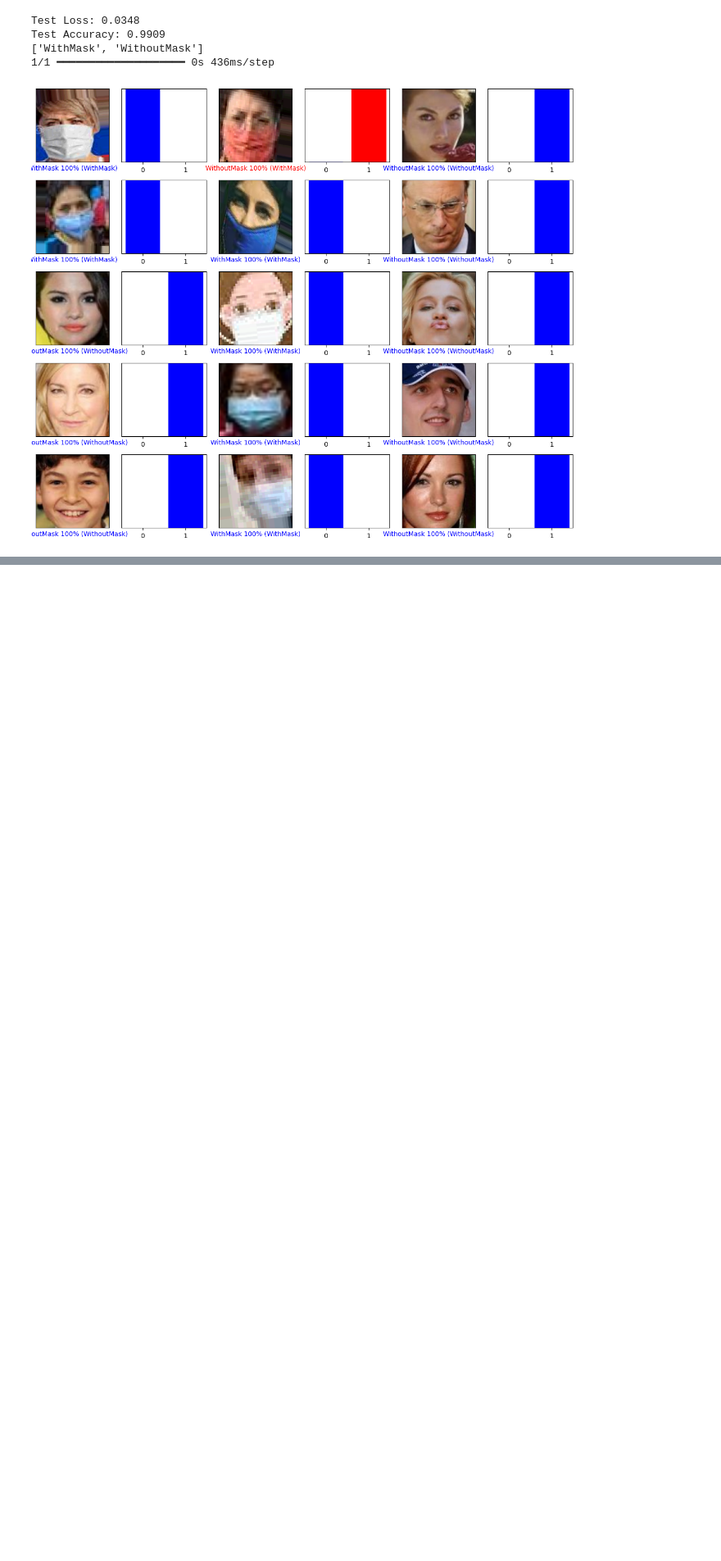
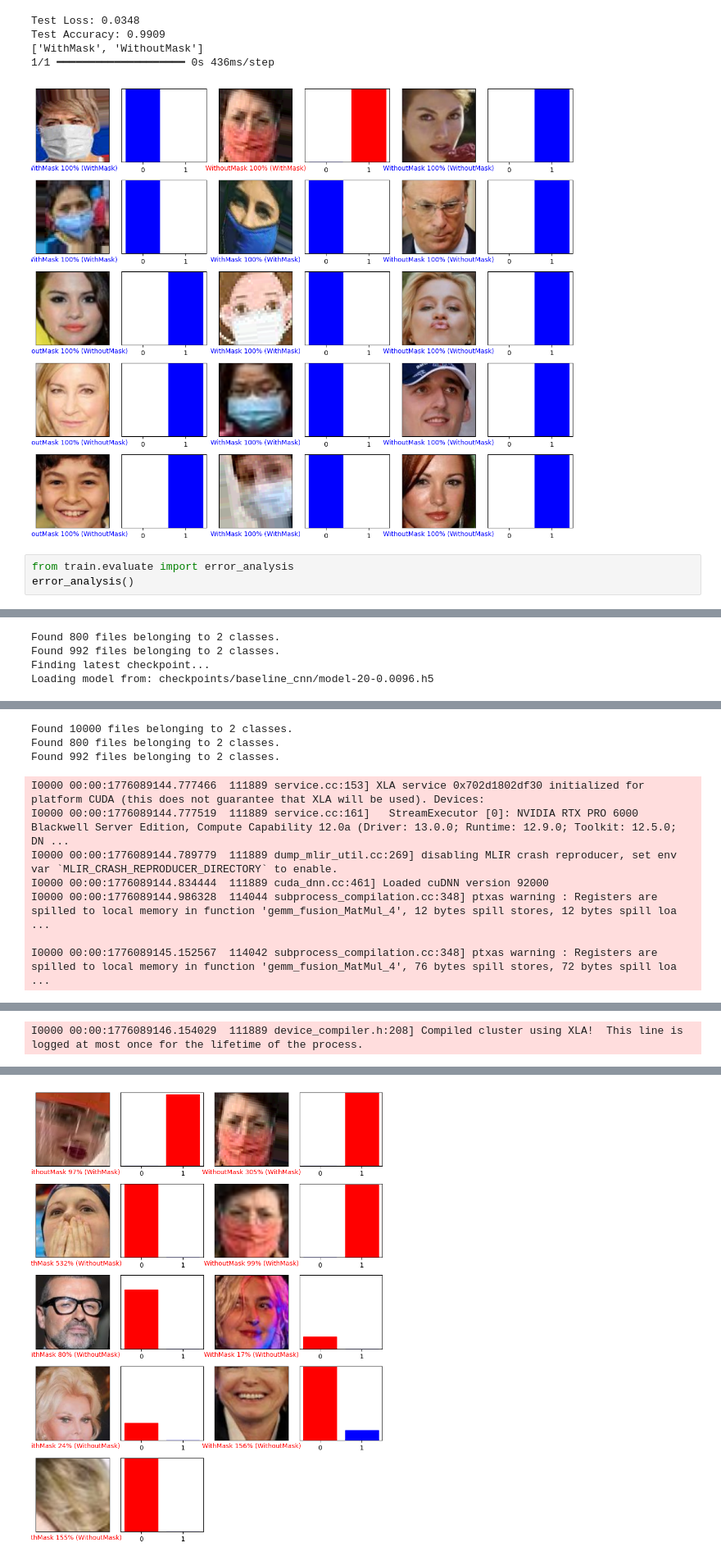
Before and after one commit to liang-wei-tan/face-mask-detection, a Jupyter notebook: experiments.ipynb, the cells around one changed output, grey strips where cells are left out. Shown at 82% size. Saved outputs shown, nothing was run; the diff lists cells and outputs as text; blank space fills up the shorter version.

Commit message:
Results of baselinemodel 32 filters

```diff
--- a/experiments.ipynb
+++ b/experiments.ipynb
@@ -164,3 +164,7 @@ Test Accuracy: 0.9909
 ['WithMask', 'WithoutMask']
 1/1 ━━━━━━━━━━━━━━━━━━━━ 0s 436ms/step
 [figure]
+# %%
+from train.evaluate import error_analysis
+error_analysis()
+# %% [output]
@@ -166,0 +182,4 @@ Test Accuracy: 0.9909
+Found 800 files belonging to 2 classes.
+Found 992 files belonging to 2 classes.
+Finding latest checkpoint...
+Loading model from: checkpoints/baseline_cnn/model-20-0.0096.h5
@@ -166,0 +187,10 @@ Test Accuracy: 0.9909
+Found 10000 files belonging to 2 classes.
+Found 800 files belonging to 2 classes.
+Found 992 files belonging to 2 classes.
+I0000 00:00:1776089144.777466  111889 service.cc:153] XLA service 0x702d1802df30 initialized for platform CUDA (this does not guarantee that XLA will be used). Devices:
+I0000 00:00:1776089144.777519  111889 service.cc:161]   StreamExecutor [0]: NVIDIA RTX PRO 6000 Blackwell Server Edition, Compute Capability 12.0a (Driver: 13.0.0; Runtime: 12.9.0; Toolkit: 12.5.0; DN ...
+I0000 00:00:1776089144.789779  111889 dump_mlir_util.cc:269] disabling MLIR crash reproducer, set env var `MLIR_CRASH_REPRODUCER_DIRECTORY` to enable.
+I0000 00:00:1776089144.834444  111889 cuda_dnn.cc:461] Loaded cuDNN version 92000
+I0000 00:00:1776089144.986328  114044 subprocess_compilation.cc:348] ptxas warning : Registers are spilled to local memory in function 'gemm_fusion_MatMul_4', 12 bytes spill stores, 12 bytes spill loa ...
+
+I0000 00:00:1776089145.152567  114042 subprocess_compilation.cc:348] ptxas warning : Registers are spilled to local memory in function 'gemm_fusion_MatMul_4', 76 bytes spill stores, 72 bytes spill loa ...
@@ -166,0 +198 @@ Test Accuracy: 0.9909
+I0000 00:00:1776089146.154029  111889 device_compiler.h:208] Compiled cluster using XLA!  This line is logged at most once for the lifetime of the process.
@@ -166,0 +216 @@ Test Accuracy: 0.9909
+[figure, added]
```
Also changed, not shown: parts of 3 cells of this notebook, 2 other files.
